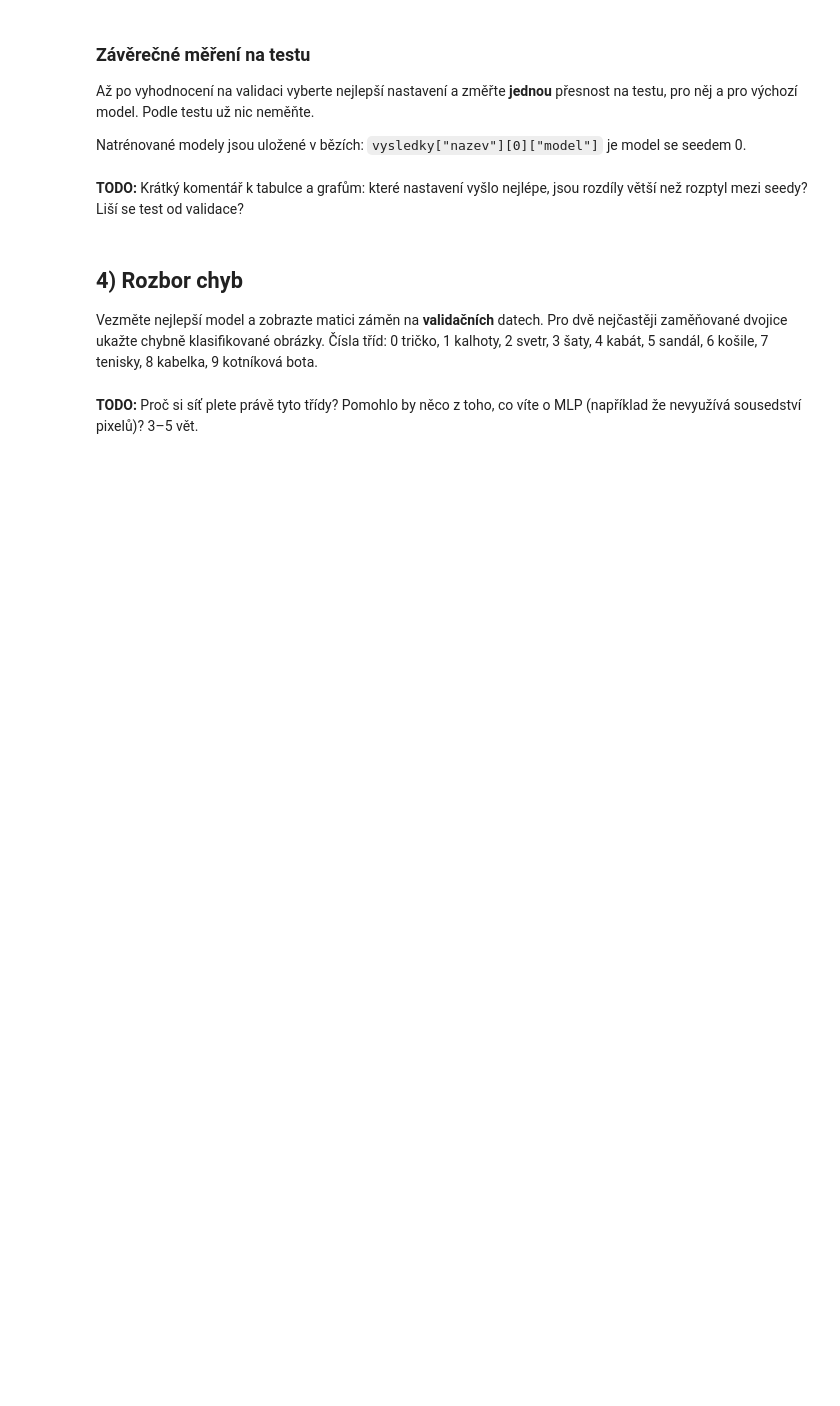
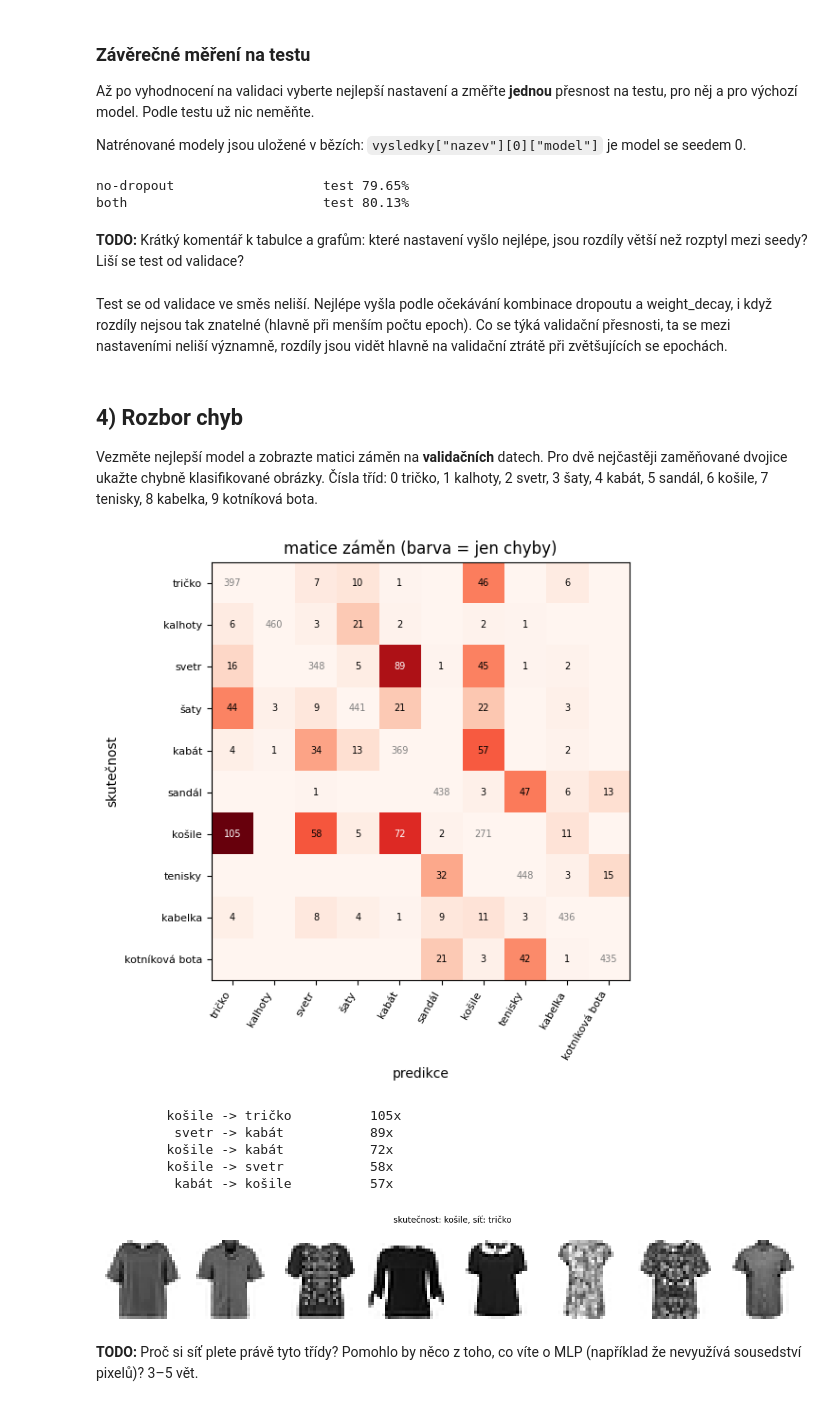
Before and after one commit to BadyBambula/MiniSat, a Jupyter notebook: akti/AKTI_zapocet_sablona.ipynb, the cells around one changed output. Drawn from its saved outputs; the diff is of its cells as text; code cells hidden in the pictures; blank space fills up the shorter version.

```diff
--- a/akti/AKTI_zapocet_sablona.ipynb
+++ b/akti/AKTI_zapocet_sablona.ipynb
@@ -287,6 +285,11 @@ několik minut. Na GPU (*Runtime → Change runtime type*) je to rychlejší.
 # %%
 vysledky = {}
 
-# TODO: nastaveni podle vasi otazky. Priklad tvaru (jina otazka nez vase):
-# vysledky["lr 1e-3"] = opakuj(lambda: MLP(), epochs=5, lr=1e-3, nazev="lr 1e-3")
-# vysledky["lr 1e-2"] = opakuj(lambda: MLP(), epochs=5, lr=1e-2, nazev="lr 1e-2")
+X = Xtr[:1000]
+y = ytr[:1000]
+epochs = 50
+
+vysledky["no-dropout"] = opakuj(lambda: MLP(), epochs=epochs, X=X, y=y, nazev="no-dropout")
+vysledky["droupout"] = opakuj(lambda: MLP(dropout=0.3), epochs=epochs, X=X, y=y, nazev="dropout")
+vysledky["weight_decay"] = opakuj(lambda: MLP(), epochs=epochs, X=X, y=y, weight_decay=1e-3, nazev="weight_decay")
+vysledky["both"] = opakuj(lambda: MLP(dropout=0.3), epochs=epochs, X=X, y=y, weight_decay=1e-3, nazev="both")
@@ -304,13 +328,17 @@ přesnost na testu, pro něj a pro výchozí model. Podle testu už nic neměňt
 Natrénované modely jsou uložené v bězích: `vysledky["nazev"][0]["model"]` je
 model se seedem 0.
 # %%
-# TODO: test jen pro vybrane nastaveni a vychozi model, napr.:
-# for nazev in ["lr 1e-3", "lr 1e-2"]:
-#     ztrata, presnost = vyhodnot(vysledky[nazev][0]["model"], Xte, yte)
-#     print(f"{nazev:28s} test {presnost:.2%}")
+for nazev in ["no-dropout", "both"]:
+  ztrata, presnost = vyhodnot(vysledky[nazev][0]["model"], Xte, yte)
+  print(f"{nazev:28s} test {presnost:.2%}")
+# %% [output]
+no-dropout                   test 79.65%
+both                         test 80.13%
 # %% [markdown]
 **TODO:** Krátký komentář k tabulce a grafům: které nastavení vyšlo nejlépe,
 jsou rozdíly větší než rozptyl mezi seedy? Liší se test od validace?
+# %% [markdown]
+Test se od validace ve směs neliší. Nejlépe vyšla podle očekávání kombinace dropoutu a weight_decay, i když rozdíly nejsou tak znatelné (hlavně při menším počtu epoch). Co se týká validační přesnosti, ta se mezi nastaveními neliší významně, rozdíly jsou vidět hlavně na validační ztrátě při zvětšujících se epochách.
 # %% [markdown]
 ## 4) Rozbor chyb
 
@@ -320,9 +348,17 @@ Pro dvě nejčastěji zaměňované dvojice ukažte chybně klasifikované obrá
 6 košile, 7 tenisky, 8 kabelka, 9 kotníková bota.
 # %%
 # TODO: napr.
-# nejlepsi = vysledky["lr 1e-3"][0]["model"]
-# pred = matice_zamen(nejlepsi, Xva, yva)
-# ukaz_chyby(pred, yva, X_va_raw, skutecna=6, predikce=0)
+nejlepsi = vysledky["both"][0]["model"]
+pred = matice_zamen(nejlepsi, Xva, yva)
+ukaz_chyby(pred, yva, X_va_raw, skutecna=6, predikce=0)
+# %% [output]
+[figure, added]
+         košile -> tričko          105x
+          svetr -> kabát           89x
+         košile -> kabát           72x
+         košile -> svetr           58x
+          kabát -> košile          57x
+[figure, added]
 # %% [markdown]
 **TODO:** Proč si síť plete právě tyto třídy? Pomohlo by něco z toho, co
 víte o MLP (například že nevyužívá sousedství pixelů)? 3–5 vět.
```
Also changed, not shown: parts of 6 cells of this notebook.
